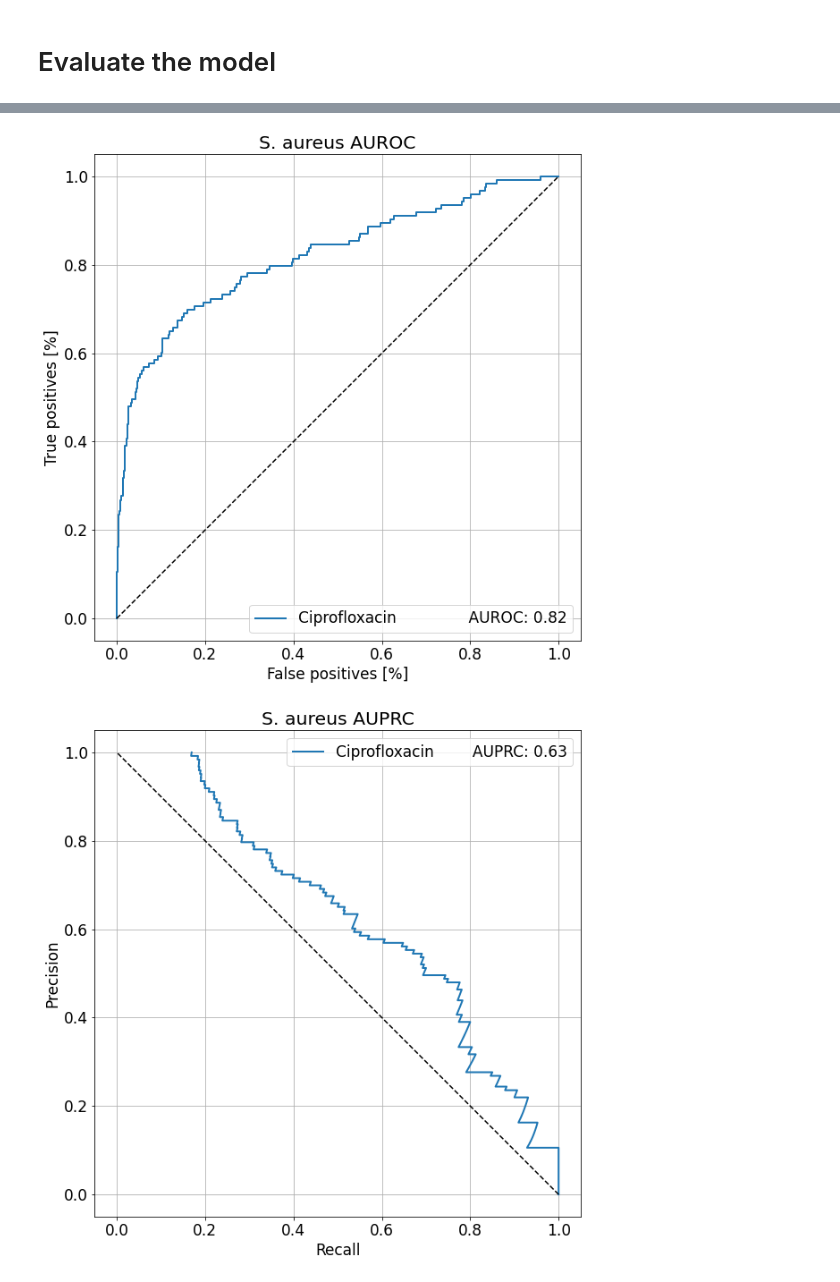
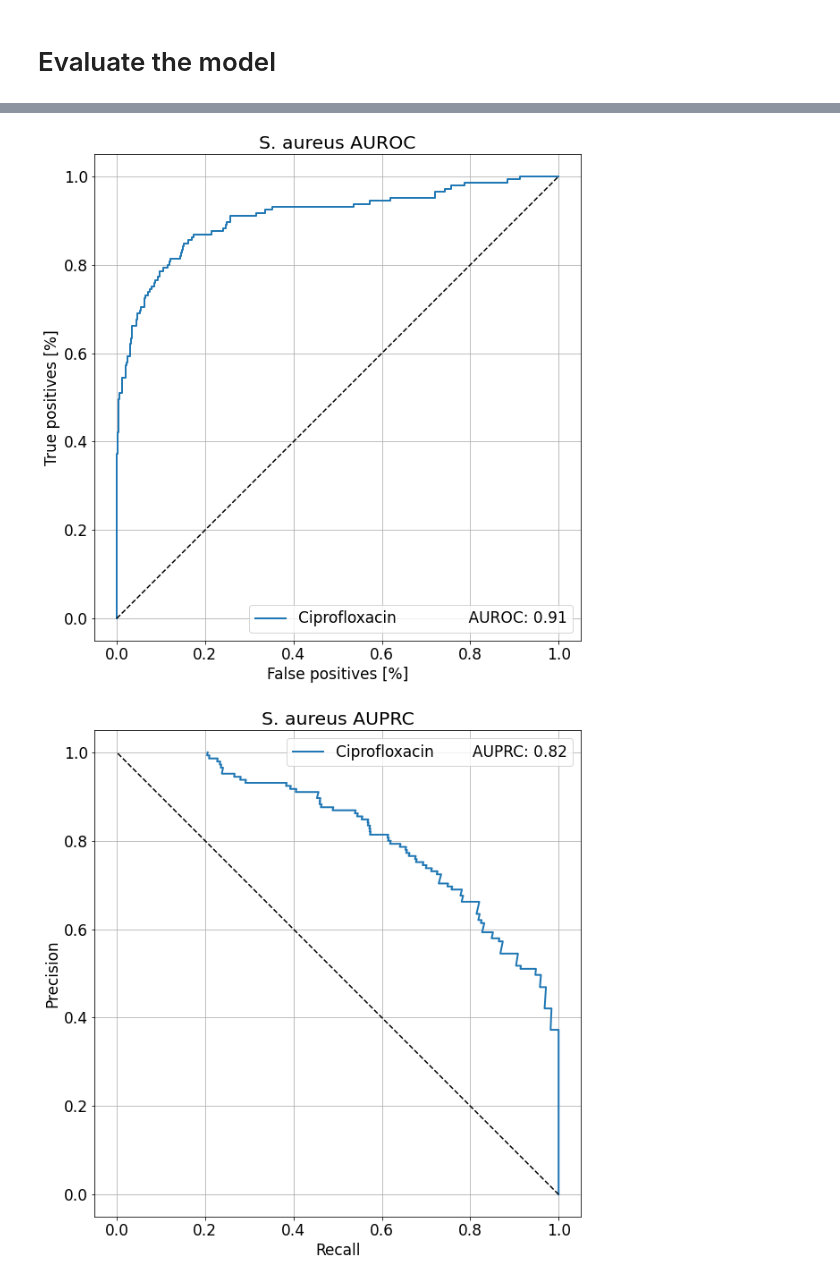
Before and after one commit to xlopez-ml/DL-AMR, a Jupyter notebook: Examples/DeepAMR.ipynb, the cells around one changed output, grey strips where cells are left out. Drawn from its saved outputs; the diff is of its cells as text; code cells hidden in the pictures.

```diff
--- a/Examples/DeepAMR.ipynb
+++ b/Examples/DeepAMR.ipynb
@@ -93,7 +102,7 @@ y = s_aureus_ceftriaxone.iloc[:, 6000].values    # variable dependientes (resist
 X = np.asarray(X).astype(np.float32)
 y = np.asarray(y).astype(np.float32)
 # %%
-X_train, X_test, y_train, y_test_ciprofloxacin = train_test_split(X, y, test_size = 0.2, random_state = 0, stratify=y)
+X_train, X_test, y_train, y_test = train_test_split(X, y, test_size = 0.2, random_state = 0, stratify=y)
 # %%
 scaler=Normalizer(norm='max')
 sc_X = scaler
@@ -117,25 +126,25 @@ n_features  = X_train_reshaped.shape[2] #
 # %%
 model = Sequential(name="Modelo_s_aureus_ciprofloxacin")
 init_mode = 'normal'
-model.add(Conv1D(filters=(64), kernel_size=(16), input_shape = (n_timesteps,n_features), name='Conv_1'))
+model.add(Conv1D(filters=(64), kernel_size=(17), input_shape = (n_timesteps,n_features), name='Conv_1'))
 model.add(BatchNormalization())
 model.add(Activation('relu'))
-model.add(MaxPooling1D(pool_size=2, name="MaxPooling1D"))
+model.add(MaxPooling1D(pool_size=2, name="MaxPooling1D_1"))
 
-model.add(Conv1D(filters=(128), kernel_size=(8),kernel_initializer=init_mode, kernel_regularizer=regularizers.l2(0.0001),  name='Conv_2'))
+model.add(Conv1D(filters=(128), kernel_size=(9),kernel_initializer=init_mode, kernel_regularizer=regularizers.l2(0.0001),  name='Conv_2'))
 model.add(BatchNormalization())
 model.add(Activation('relu'))
-model.add(MaxPooling1D(pool_size=2, name="MaxPooling1D1"))
+model.add(MaxPooling1D(pool_size=2, name="MaxPooling1D_2"))
 
-model.add(Conv1D(filters=(256), kernel_size=(4),kernel_initializer=init_mode,kernel_regularizer=regularizers.l2(0.0001),   name='Conv_3'))
+model.add(Conv1D(filters=(256), kernel_size=(5),kernel_initializer=init_mode,kernel_regularizer=regularizers.l2(0.0001),   name='Conv_3'))
 model.add(BatchNormalization())
 model.add(Activation('relu'))
-model.add(MaxPooling1D(pool_size=2, name="MaxPooling1D2"))
+model.add(MaxPooling1D(pool_size=2, name="MaxPooling1D_3"))
 
-model.add(Conv1D(filters=(256), kernel_size=(2),kernel_initializer=init_mode, kernel_regularizer=regularizers.l2(0.0001),   name='Conv_3l'))
+model.add(Conv1D(filters=(256), kernel_size=(5),kernel_initializer=init_mode, kernel_regularizer=regularizers.l2(0.0001),   name='Conv_4'))
 model.add(BatchNormalization())
 model.add(Activation('relu'))
-model.add(MaxPooling1D(pool_size=2, name="MaxPooling1D2dl"))
+model.add(MaxPooling1D(pool_size=2, name="MaxPooling1D_4"))
 
 model.add(Flatten())
 model.add(Dropout(0.65))
@@ -165,6 +174,6 @@ Trainable params: 24,837,697
 Non-trainable params: 1,408
 _________________________________________________________________
 # %%
-history = model.fit(X_train_reshaped, y_train, epochs=10, batch_size=10, verbose=1, validation_split=0.1, callbacks=[reduce_lr,early_st])
+history = model.fit(X_train_reshaped, y_train, epochs=100, batch_size=10, verbose=1, validation_split=0.1, callbacks=[reduce_lr,early_st])
 # %% [output]
 Epoch 1/100
@@ -198,13 +211,11 @@ print(cm)
 # %%
-#print("MCC s_aureus ciprofloxacin:",matthews_corrcoef(y_test_ciprofloxacin, y_pred))
-
 target_names=["0","1"]
-print(classification_report(y_test_ciprofloxacin, y_pred, target_names=target_names))
+print(classification_report(y_test, y_pred, target_names=target_names))
 
 train_predictions_baseline = model.predict(X_train_reshaped, batch_size=10)
 test_predictions_baseline = model.predict(X_test_reshaped, batch_size=10)
 
-baseline_results = model.evaluate(X_test_reshaped, y_test_ciprofloxacin, verbose=0)
+baseline_results = model.evaluate(X_test_reshaped, y_test, verbose=0)
 for name, value in zip(model.metrics_names, baseline_results):
   print(name, ': ', value)
 print()
@@ -229,6 +240,6 @@ prc :  0.6316238641738892
 # %%
-mpl.rcParams['figure.figsize'] = (12, 10)
-mpl.rcParams.update({'font.size': 17})
+plt.rcParams['figure.figsize'] = (12, 10)
+plt.rcParams.update({'font.size': 17})
 colors = plt.rcParams['axes.prop_cycle'].by_key()['color']
 
 def plot_roc(name, labels, predictions, **kwargs):
@@ -241,34 +252,34 @@ def plot_roc(name, labels, predictions, **kwargs):
   plt.ylabel('True positives [%]')
   plt.title('S. aureus AUROC')
 
   plt.grid(True)
   ax = plt.gca()
   ax.set_aspect('equal')
 plot_roc("Ciprofloxacin               AUROC: %0.2f" % baseline_results[8], y_test, test_predictions_baseline, color=colors[0])
 
 plt.legend(loc='lower right')
 plt.savefig('s_aureus_auroc.png', bbox_inches='tight')
 plt.show()
 
 def plot_prc(name, labels, predictions, **kwargs):
     precision, recall, _ = sklearn.metrics.precision_recall_curve(labels, predictions)
 
     plt.plot(precision, recall, label=name, linewidth=2, **kwargs)
     plt.title('S. aureus AUPRC')
     plt.xlabel('Recall')
     plt.ylabel('Precision')
     plt.plot([1, 0], [0, 1], 'k--')
     plt.grid(True)
     ax = plt.gca()
     ax.set_aspect('equal')
 
 plot_prc("Ciprofloxacin        AUPRC: %0.2f" % baseline_results[9], y_test, test_predictions_baseline, color=colors[0])
 
 plt.legend(loc='upper right')
 plt.savefig('s_aureus_auprc.png', bbox_inches='tight')
 plt.show()
 # %% [output]
-[figure, old version]
+[figure, new version]
-[figure, old version]
+[figure, new version]
 # %%
 #
```
Also changed, not shown: parts of 16 cells of this notebook.
